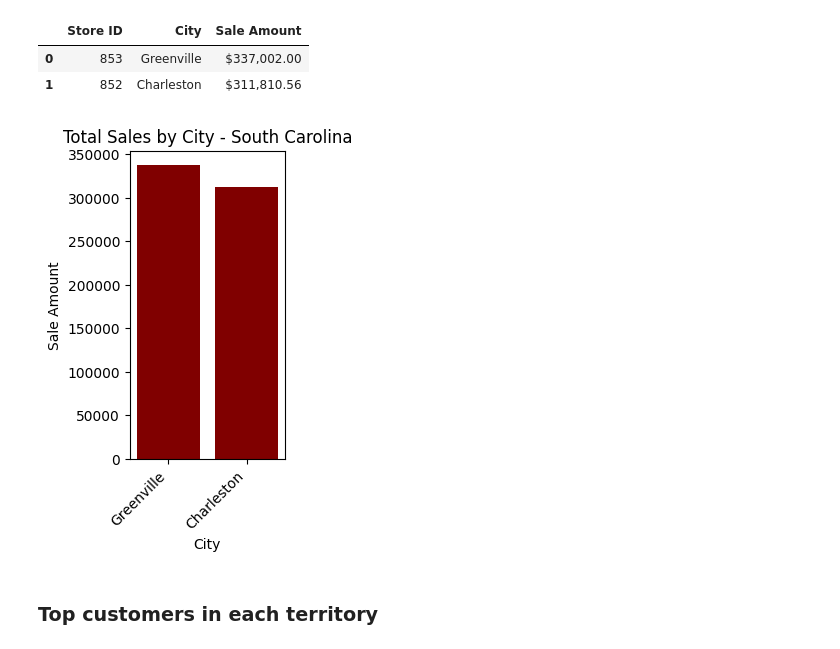
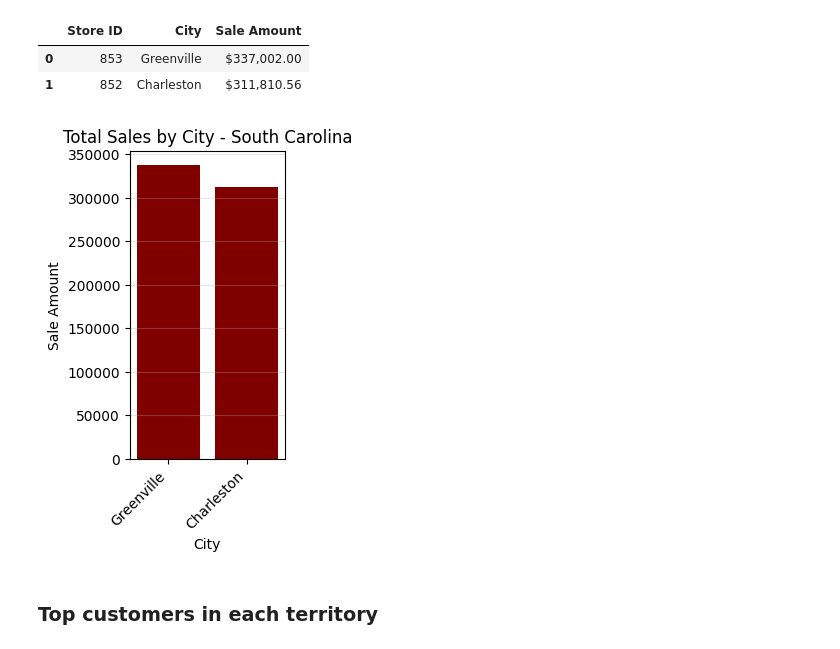
Before and after one commit to edmundvi/Capstone_2, a Jupyter notebook: viray_sales_analysis.ipynb, the cells around one changed output. Saved outputs shown, nothing was run; the diff lists cells and outputs as text; code cells hidden in the pictures.

```diff
--- a/viray_sales_analysis.ipynb
+++ b/viray_sales_analysis.ipynb
@@ -342,21 +343,22 @@ sc_ranked
 # %%
 # Convert earlier formatting back to numeric
 plot_data = sc_ranked.copy()
 plot_data['Sale Amount'] = plot_data['Sale Amount'].str.replace('[$,]', '', regex=True).astype(float)
 
 # Bar Chart
 plt.figure(figsize=(2, 4))
 plt.bar(plot_data['City'], plot_data['Sale Amount'], color='maroon')
 
 # Aesthetics
 plt.title('Total Sales by City - South Carolina')
 plt.xlabel('City')
 plt.ylabel('Sale Amount')
 plt.xticks(rotation=45, ha='right')
+plt.grid(axis="y", linestyle="-", alpha=0.3)
 
 plt.show()
 # %% [output]
-[figure, old version]
+[figure, new version]
 # %% [markdown]
 ### Top customers in each territory
 # %% [markdown]
```
Also changed, not shown: parts of 1 cell of this notebook.
